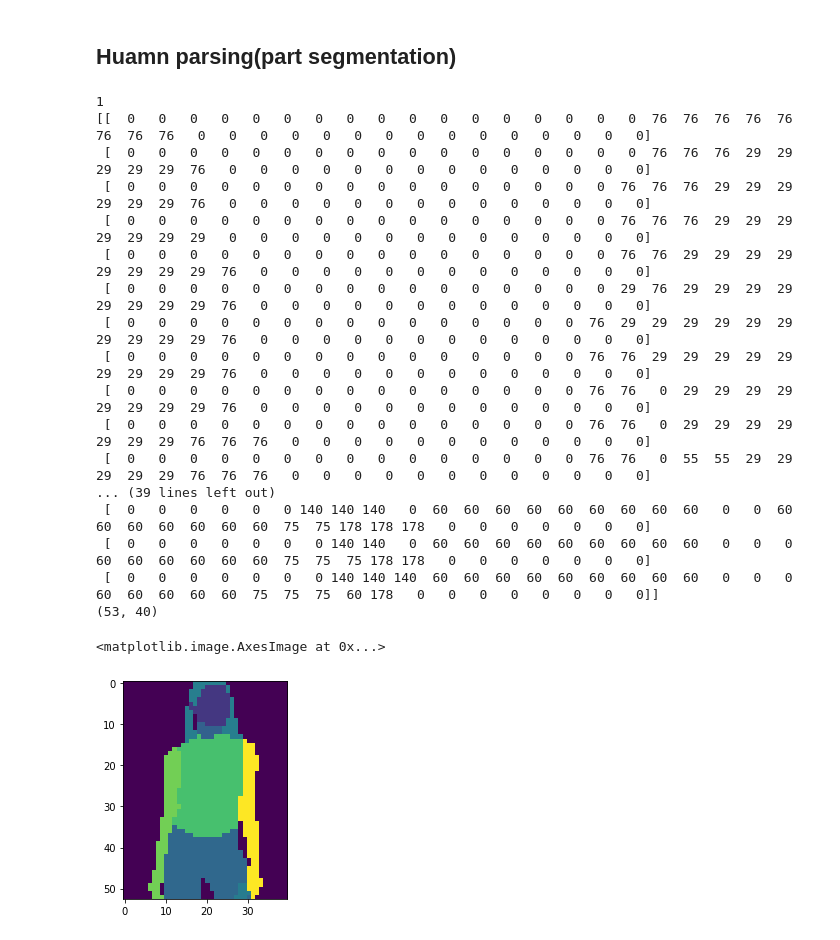
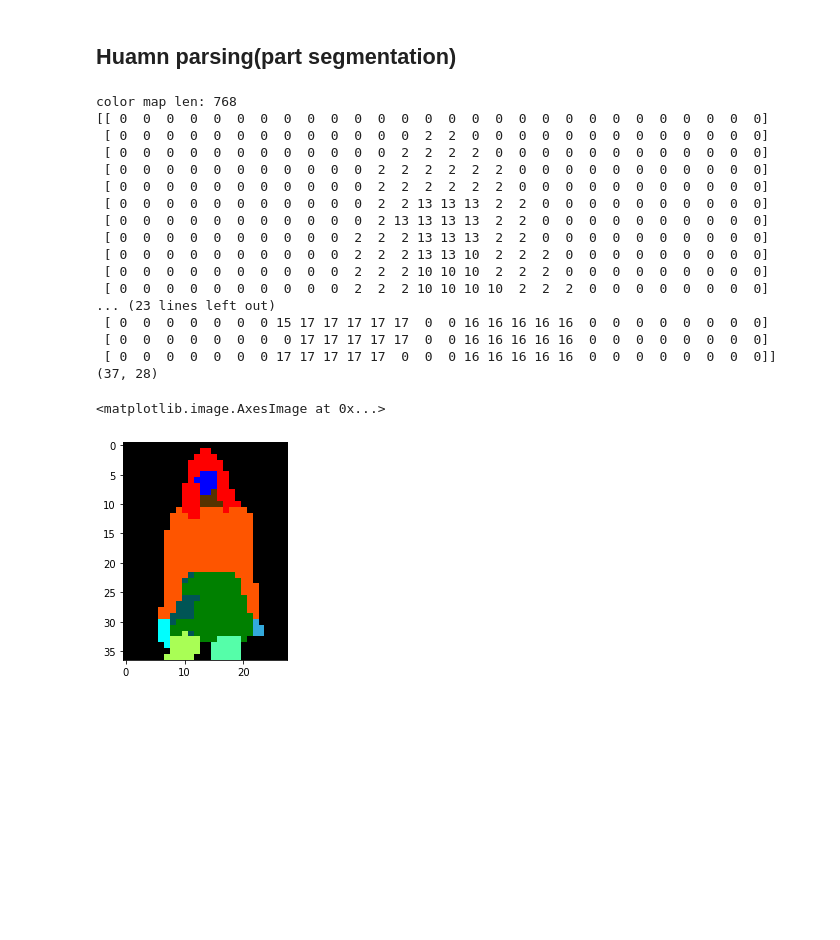
Before and after one commit to jiaqianjing/VITON-HD, a Jupyter notebook: analysis.ipynb, the cells around one changed output. Drawn from its saved outputs; the diff is of its cells as text; code cells hidden in the pictures; blank space fills up the shorter version.

```diff
--- a/analysis.ipynb
+++ b/analysis.ipynb
@@ -400,11 +377,0 @@ np.array(test_pose_rgb).shape
-# %%
-import json
-with open('./datasets/test/openpose-json/10549_00_keypoints.json', 'r') as f:
-    pose_label = json.load(f)
-    pose_data = pose_label['people'][0]['pose_keypoints_2d']
-
-pose_data = np.array(pose_data)
-print(len(pose_data))
-pose_data = pose_data.reshape((-1, 3))[:,:2]
-print(len(pose_data))
-print(pose_data)
@@ -430,36 +379,36 @@ print(pose_data)
 ## Huamn parsing(part segmentation)
 # %%
 # load demo parsing image
-parse = Image.open('./datasets/test/image-parse/08909_00.png').convert('L')
+# 8 bit 调色板
+parse = Image.open('./datasets/test/image-parse/08909_00.png').convert('P')
+color_map = parse.getpalette()
+print(f"color map len: {len(color_map)}") # 255 * 3 可用于 255 个颜色标记不同的语义标签
 
-print(len(parse.split()))
-
-#parse = transforms.Resize(opt.load_width, interpolation=transforms.InterpolationMode.NEAREST)(parse)
-parse = transforms.Resize(40, interpolation=transforms.InterpolationMode.NEAREST)(parse)
+parse = transforms.Resize(28, interpolation=1)(parse)
 
 parse_array = np.array(parse)
 
 np.set_printoptions(edgeitems=50, linewidth=200)
 print(parse_array)
 print(parse_array.shape)
-plt.imshow(parse_array)
+plt.imshow(parse)
 # %% [output]
-1
-[[  0   0   0   0   0   0   0   0   0   0   0   0   0   0   0   0   0  76  76  76  76  76  76  76  76   0   0   0   0   0   0   0   0   0   0   0   0   0   0   0]
- [  0   0   0   0   0   0   0   0   0   0   0   0   0   0   0   0   0  76  76  76  29  29  29  29  29  76   0   0   0   0   0   0   0   0   0   0   0   0   0   0]
- [  0   0   0   0   0   0   0   0   0   0   0   0   0   0   0   0  76  76  76  29  29  29  29  29  29  76   0   0   0   0   0   0   0   0   0   0   0   0   0   0]
- [  0   0   0   0   0   0   0   0   0   0   0   0   0   0   0   0  76  76  76  29  29  29  29  29  29  29   0   0   0   0   0   0   0   0   0   0   0   0   0   0]
- [  0   0   0   0   0   0   0   0   0   0   0   0   0   0   0   0  76  76  29  29  29  29  29  29  29  29  76   0   0   0   0   0   0   0   0   0   0   0   0   0]
- [  0   0   0   0   0   0   0   0   0   0   0   0   0   0   0   0  29  76  29  29  29  29  29  29  29  29  76   0   0   0   0   0   0   0   0   0   0   0   0   0]
- [  0   0   0   0   0   0   0   0   0   0   0   0   0   0   0  76  29  29  29  29  29  29  29  29  29  29  76   0   0   0   0   0   0   0   0   0   0   0   0   0]
- [  0   0   0   0   0   0   0   0   0   0   0   0   0   0   0  76  76  29  29  29  29  29  29  29  29  29  76   0   0   0   0   0   0   0   0   0   0   0   0   0]
- [  0   0   0   0   0   0   0   0   0   0   0   0   0   0   0  76  76   0  29  29  29  29  29  29  29  29  76   0   0   0   0   0   0   0   0   0   0   0   0   0]
- [  0   0   0   0   0   0   0   0   0   0   0   0   0   0   0  76  76   0  29  29  29  29  29  29  29  76  76  76   0   0   0   0   0   0   0   0   0   0   0   0]
- [  0   0   0   0   0   0   0   0   0   0   0   0   0   0   0  76  76   0  55  55  29  29  29  29  29  76  76  76   0   0   0   0   0   0   0   0   0   0   0   0]
-... (39 lines left out)
- [  0   0   0   0   0   0 140 140 140   0  60  60  60  60  60  60  60  60  60   0   0  60  60  60  60  60  60  60  75  75 178 178 178   0   0   0   0   0   0   0]
- [  0   0   0   0   0   0   0 140 140   0  60  60  60  60  60  60  60  60  60   0   0   0  60  60  60  60  60  60  75  75  75 178 178   0   0   0   0   0   0   0]
- [  0   0   0   0   0   0   0 140 140 140  60  60  60  60  60  60  60  60  60   0   0   0  60  60  60  60  60  75  75  75  60 178   0   0   0   0   0   0   0   0]]
-(53, 40)
+color map len: 768
+[[ 0  0  0  0  0  0  0  0  0  0  0  0  0  0  0  0  0  0  0  0  0  0  0  0  0  0  0  0]
+ [ 0  0  0  0  0  0  0  0  0  0  0  0  0  2  2  0  0  0  0  0  0  0  0  0  0  0  0  0]
+ [ 0  0  0  0  0  0  0  0  0  0  0  0  2  2  2  2  0  0  0  0  0  0  0  0  0  0  0  0]
+ [ 0  0  0  0  0  0  0  0  0  0  0  2  2  2  2  2  2  0  0  0  0  0  0  0  0  0  0  0]
+ [ 0  0  0  0  0  0  0  0  0  0  0  2  2  2  2  2  2  0  0  0  0  0  0  0  0  0  0  0]
+ [ 0  0  0  0  0  0  0  0  0  0  0  2  2 13 13 13  2  2  0  0  0  0  0  0  0  0  0  0]
+ [ 0  0  0  0  0  0  0  0  0  0  0  2 13 13 13 13  2  2  0  0  0  0  0  0  0  0  0  0]
+ [ 0  0  0  0  0  0  0  0  0  0  2  2  2 13 13 13  2  2  0  0  0  0  0  0  0  0  0  0]
+ [ 0  0  0  0  0  0  0  0  0  0  2  2  2 13 13 10  2  2  2  0  0  0  0  0  0  0  0  0]
+ [ 0  0  0  0  0  0  0  0  0  0  2  2  2 10 10 10  2  2  2  0  0  0  0  0  0  0  0  0]
+ [ 0  0  0  0  0  0  0  0  0  0  2  2  2 10 10 10 10  2  2  2  0  0  0  0  0  0  0  0]
+... (23 lines left out)
+ [ 0  0  0  0  0  0  0 15 17 17 17 17 17  0  0 16 16 16 16 16  0  0  0  0  0  0  0  0]
+ [ 0  0  0  0  0  0  0  0 17 17 17 17 17  0  0 16 16 16 16 16  0  0  0  0  0  0  0  0]
+ [ 0  0  0  0  0  0  0 17 17 17 17 17  0  0  0 16 16 16 16 16  0  0  0  0  0  0  0  0]]
+(37, 28)
 <matplotlib.image.AxesImage at 0x...>
-[figure, old version]
+[figure, new version]
```
Also changed, not shown: parts of 26 cells of this notebook.
